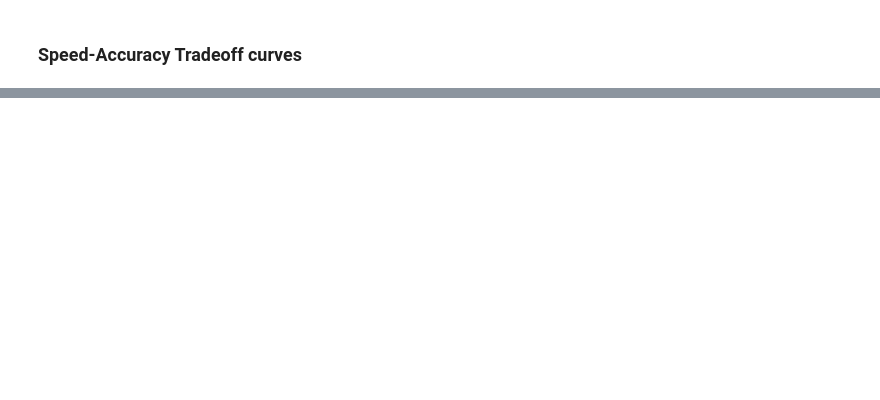
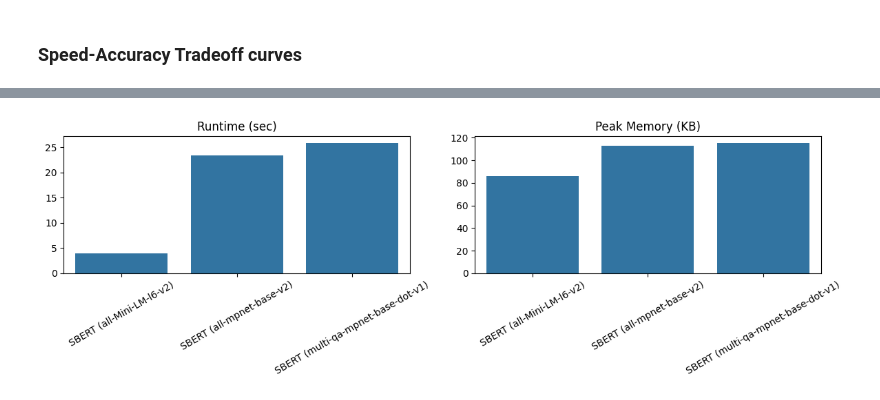
Before and after one commit to FTsune/semantic-research, a Jupyter notebook: notebook/reports.ipynb, the cells around one changed output, grey strips where cells are left out. Cells and saved outputs as stored; diff of their text form; code cells hidden in the pictures; blank space fills up the shorter version.

```diff
--- a/notebook/reports.ipynb
+++ b/notebook/reports.ipynb
@@ -170,0 +247,4 @@ plot_speed_accuracy_grid(traditional_ablation_results)
+# %%
+plot_runtime_memory(embedding_based_results)
+# %% [output]
+[figure, added]
```
Also changed, not shown: parts of 27 cells of this notebook, 11 other files.
